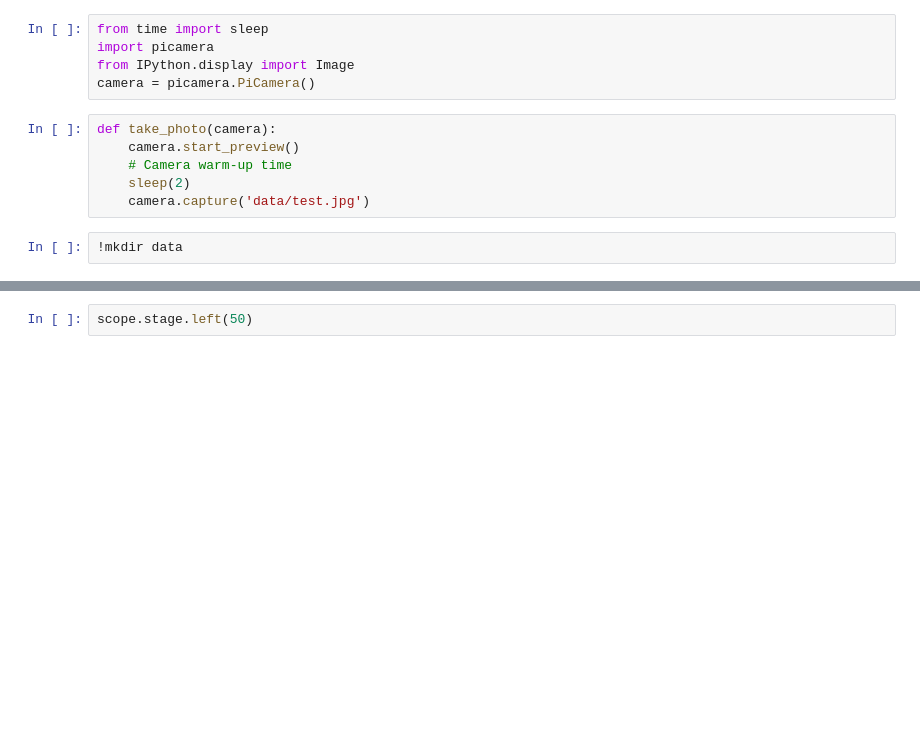
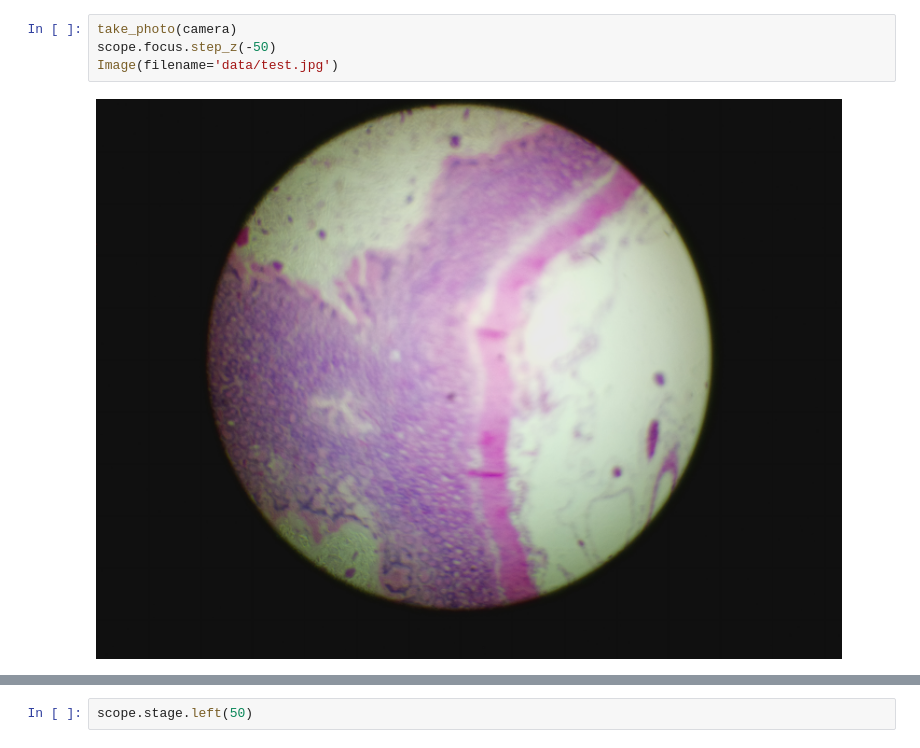
Before and after one commit to python-friends/auto-scope, a Jupyter notebook: motor testing.ipynb, the cells around one changed output, grey strips where cells are left out. Drawn from its saved outputs; the diff is of its cells as text; blank space fills up the shorter version.

```diff
--- a/motor testing.ipynb
+++ b/motor testing.ipynb
@@ -19,13 +30,6 @@ Image(filename='data/test.jpg')
-# %%
-from time import sleep
-import picamera
-from IPython.display import Image
-camera = picamera.PiCamera()
-# %%
-def take_photo(camera):
-    camera.start_preview()
-    # Camera warm-up time
-    sleep(2)
-    camera.capture('data/test.jpg')
-# %%
-!mkdir data
+# %%
+take_photo(camera)
+scope.focus.step_z(-50)
+Image(filename='data/test.jpg')
+# %% [output]
+[figure, added]
```
Also changed, not shown: parts of 10 cells of this notebook, 3 other files.
